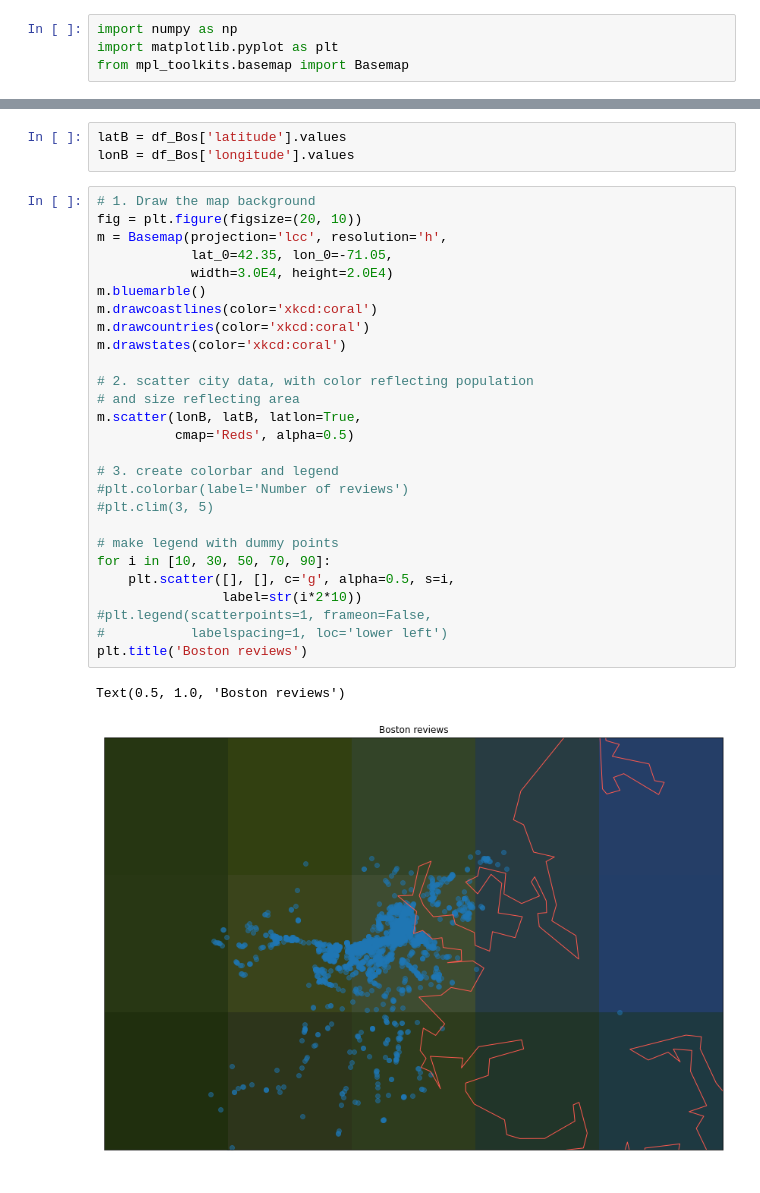
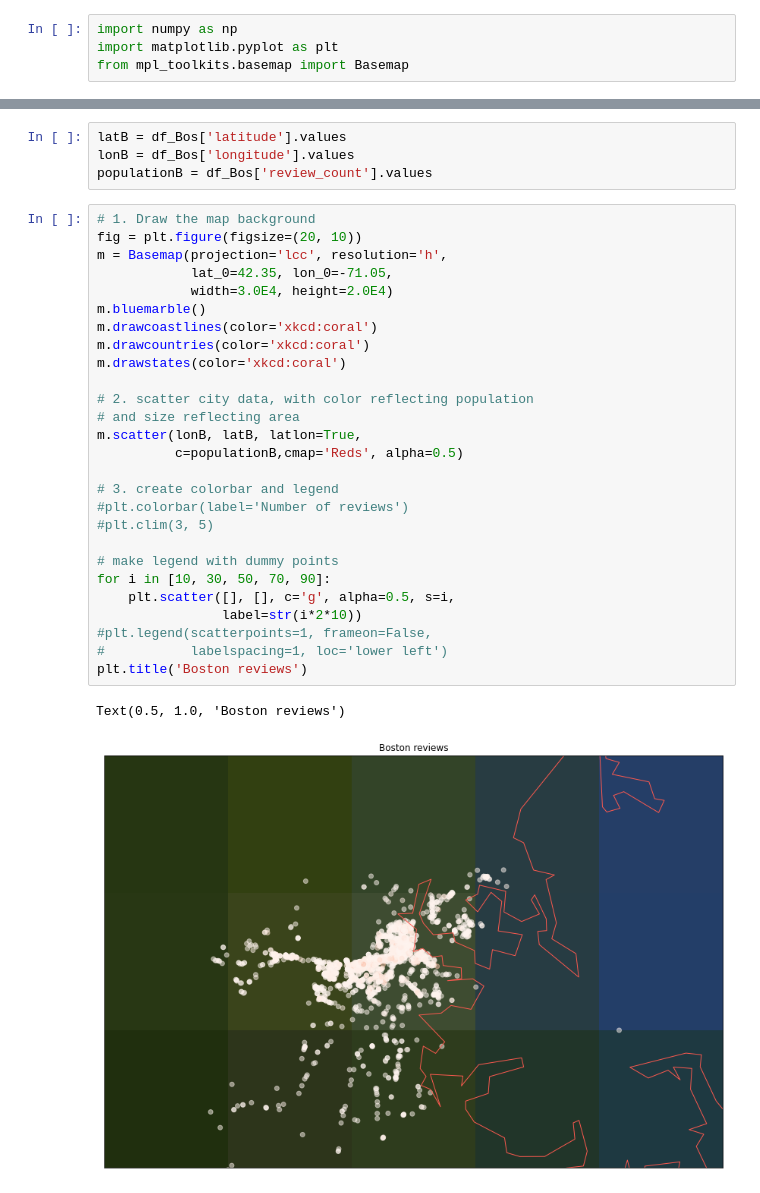
Before and after one commit to lucarossi9/Statistical-computation-project-2, a Jupyter notebook: geographical_rating.ipynb, the cells around one changed output, grey strips where cells are left out. Saved outputs shown, nothing was run; the diff lists cells and outputs as text.

```diff
--- a/geographical_rating.ipynb
+++ b/geographical_rating.ipynb
@@ -194,33 +230,34 @@ df_Bos.head(2)
 # %%
 latB = df_Bos['latitude'].values
 lonB = df_Bos['longitude'].values
+populationB = df_Bos['review_count'].values
 # %%
 # 1. Draw the map background
 fig = plt.figure(figsize=(20, 10))
 m = Basemap(projection='lcc', resolution='h',
             lat_0=42.35, lon_0=-71.05,
             width=3.0E4, height=2.0E4)
 m.bluemarble()
 m.drawcoastlines(color='xkcd:coral')
 m.drawcountries(color='xkcd:coral')
 m.drawstates(color='xkcd:coral')
 
 # 2. scatter city data, with color reflecting population
 # and size reflecting area
 m.scatter(lonB, latB, latlon=True,
-          cmap='Reds', alpha=0.5)
+          c=populationB,cmap='Reds', alpha=0.5)
 
 # 3. create colorbar and legend
 #plt.colorbar(label='Number of reviews')
 #plt.clim(3, 5)
 
 # make legend with dummy points
 for i in [10, 30, 50, 70, 90]:
     plt.scatter([], [], c='g', alpha=0.5, s=i,
                 label=str(i*2*10))
 #plt.legend(scatterpoints=1, frameon=False,
 #           labelspacing=1, loc='lower left')
 plt.title('Boston reviews')
 # %% [output]
 Text(0.5, 1.0, 'Boston reviews')
-[figure, old version]
+[figure, new version]
```
Also changed, not shown: parts of 5 cells of this notebook.
